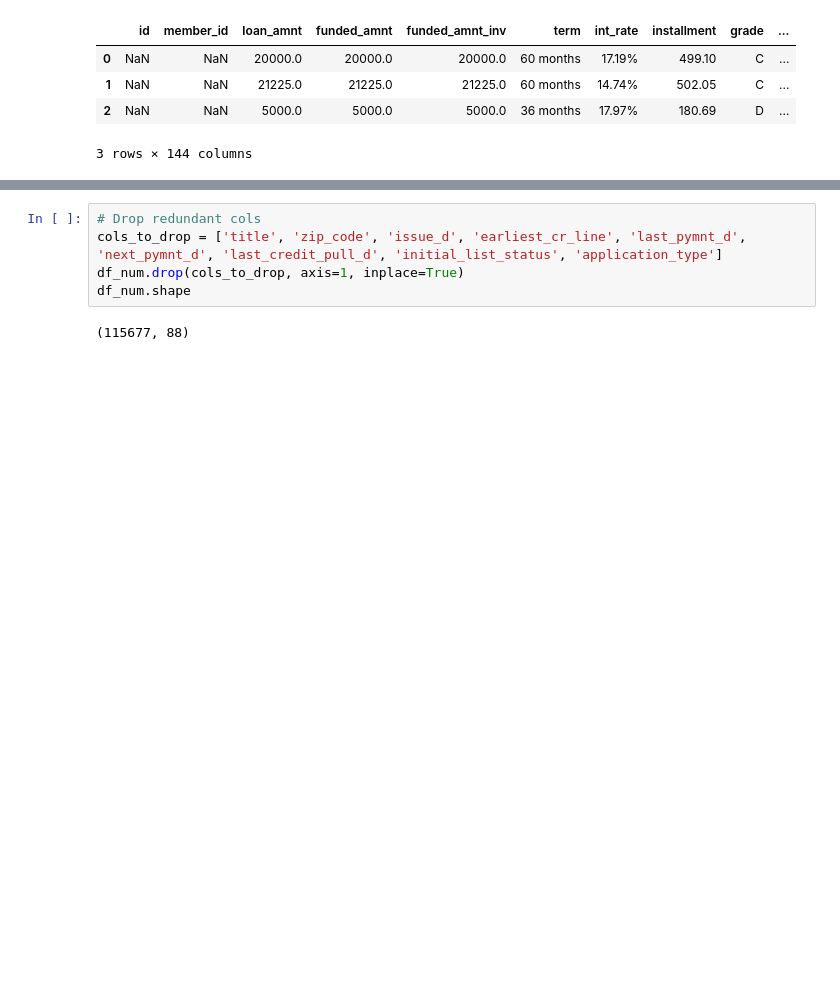
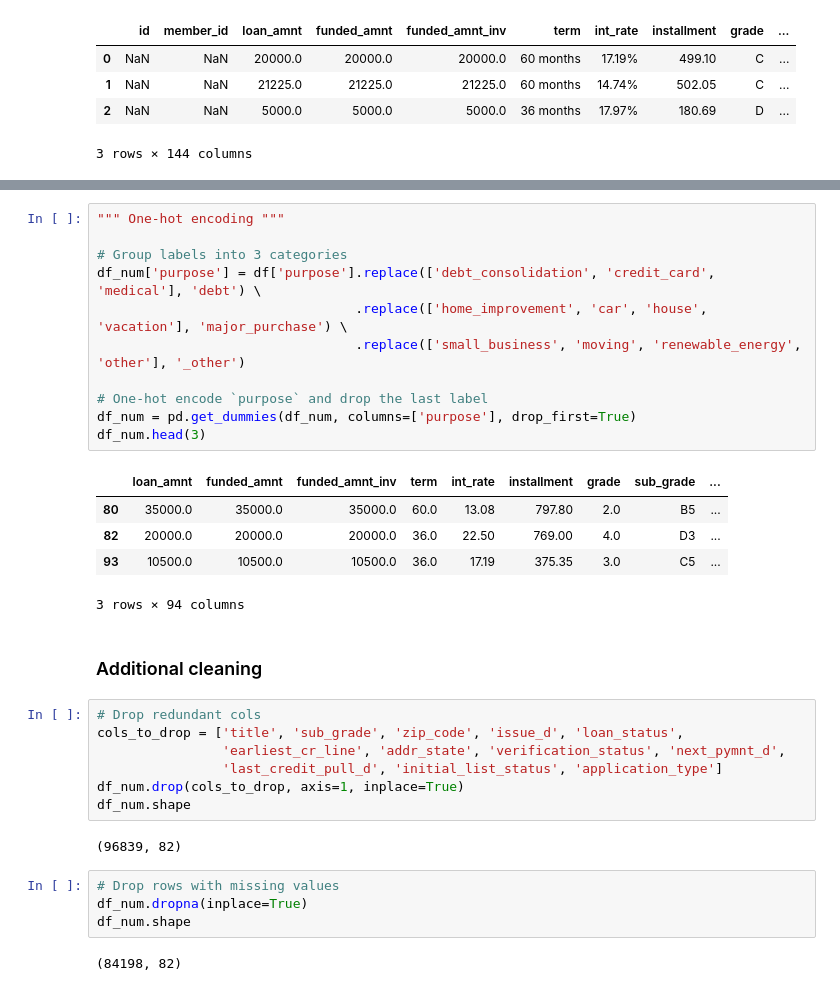
Before and after one commit to tri-bui/sandbox-ml, a Jupyter notebook: lt-credit-risk/credit_risk.ipynb, the cells around one changed output, grey strips where cells are left out. Drawn from its saved outputs; the diff is of its cells as text; blank space fills up the shorter version.

```diff
--- a/lt-credit-risk/credit_risk.ipynb
+++ b/lt-credit-risk/credit_risk.ipynb
@@ -157,7 +165,34 @@ df_num.head(3)
+# %%
+""" One-hot encoding """
+
+# Group labels into 3 categories
+df_num['purpose'] = df['purpose'].replace(['debt_consolidation', 'credit_card', 'medical'], 'debt') \
+                                 .replace(['home_improvement', 'car', 'house', 'vacation'], 'major_purchase') \
+                                 .replace(['small_business', 'moving', 'renewable_energy', 'other'], '_other')
+
+# One-hot encode `purpose` and drop the last label
+df_num = pd.get_dummies(df_num, columns=['purpose'], drop_first=True)
+df_num.head(3)
+# %% [output]
+|  | loan_amnt | funded_amnt | funded_amnt_inv | term | int_rate | installment | grade | sub_grade | ... |
+| 80 | 35000.0 | 35000.0 | 35000.0 | 60.0 | 13.08 | 797.80 | 2.0 | B5 | ... |
+| 82 | 20000.0 | 20000.0 | 20000.0 | 36.0 | 22.50 | 769.00 | 4.0 | D3 | ... |
+| 93 | 10500.0 | 10500.0 | 10500.0 | 36.0 | 17.19 | 375.35 | 3.0 | C5 | ... |
+3 rows × 94 columns
+# %% [markdown]
+### Additional cleaning
 # %%
 # Drop redundant cols
-cols_to_drop = ['title', 'zip_code', 'issue_d', 'earliest_cr_line', 'last_pymnt_d', 'next_pymnt_d', 'last_credit_pull_d', 'initial_list_status', 'application_type']
+cols_to_drop = ['title', 'sub_grade', 'zip_code', 'issue_d', 'loan_status',
+                'earliest_cr_line', 'addr_state', 'verification_status', 'next_pymnt_d',
+                'last_credit_pull_d', 'initial_list_status', 'application_type']
 df_num.drop(cols_to_drop, axis=1, inplace=True)
 df_num.shape
 # %% [output]
-(115677, 88)
+(96839, 82)
+# %%
+# Drop rows with missing values
+df_num.dropna(inplace=True)
+df_num.shape
+# %% [output]
+(84198, 82)
```
Also changed, not shown: parts of 17 cells of this notebook.
